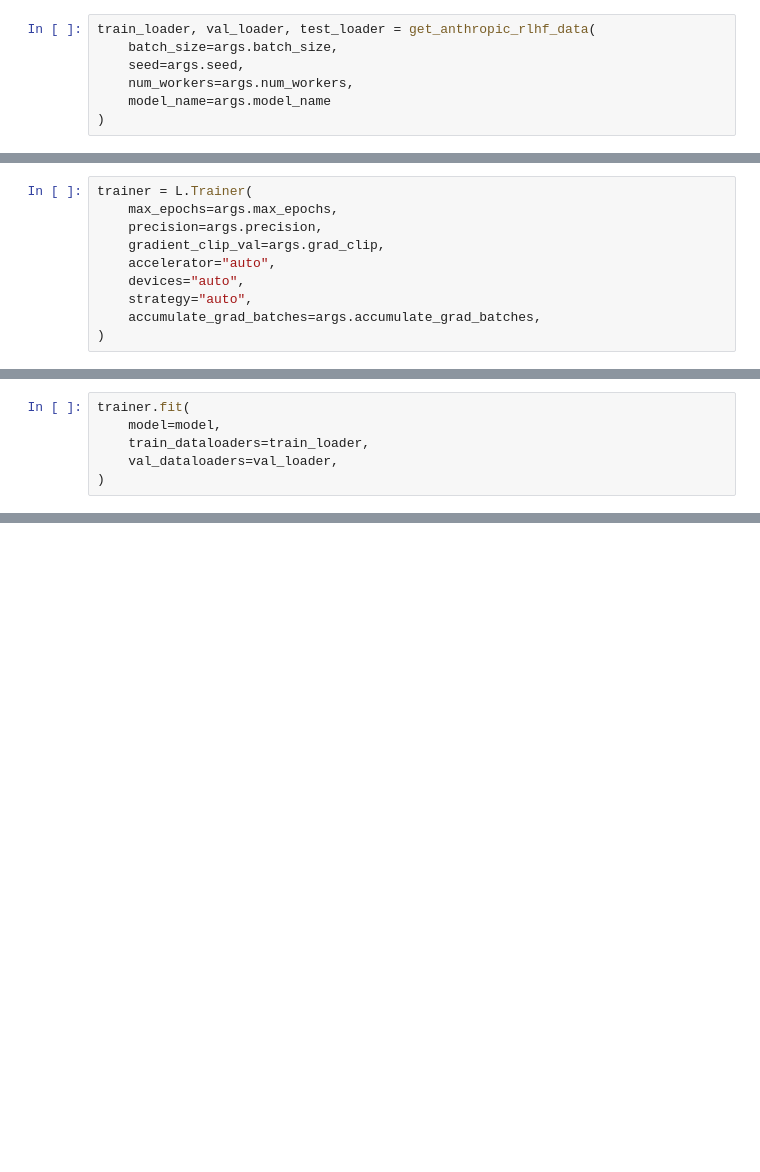
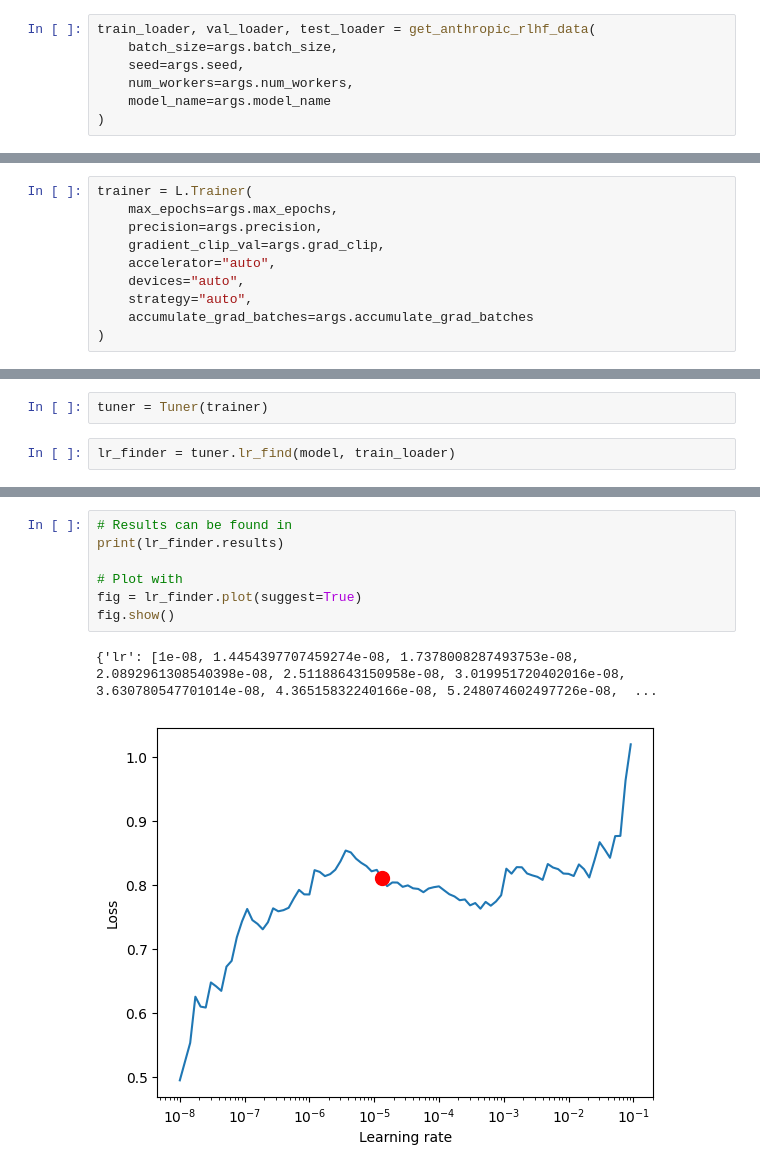
Before and after one commit to AndrewBoney/llama_more_better, a Jupyter notebook: nbs/lr_find.ipynb, the cells around one changed output, grey strips where cells are left out. Drawn from its saved outputs; the diff is of its cells as text; blank space fills up the shorter version.

```diff
--- a/nbs/lr_find.ipynb
+++ b/nbs/lr_find.ipynb
@@ -71,6 +70,6 @@ trainer = L.Trainer(
     accelerator="auto",
     devices="auto",
     strategy="auto",
-    accumulate_grad_batches=args.accumulate_grad_batches,
+    accumulate_grad_batches=args.accumulate_grad_batches
 )
 # %% [output]
@@ -84,6 +79,0 @@ tuner = L.pytorch.tuner.Tuner(trainer)
-# %%
-trainer.fit(
-    model=model,
-    train_dataloaders=train_loader,
-    val_dataloaders=val_loader,
-)
@@ -91,0 +86,4 @@ tuner.lr_find(model, train_loader, val_loader)
+# %%
+tuner = Tuner(trainer)
+# %%
+lr_finder = tuner.lr_find(model, train_loader)
@@ -91,0 +99,10 @@ tuner.lr_find(model, train_loader, val_loader)
+# %%
+# Results can be found in
+print(lr_finder.results)
+
+# Plot with
+fig = lr_finder.plot(suggest=True)
+fig.show()
+# %% [output]
+{'lr': [1e-08, 1.4454397707459274e-08, 1.7378008287493753e-08, 2.0892961308540398e-08, 2.51188643150958e-08, 3.019951720402016e-08, 3.630780547701014e-08, 4.36515832240166e-08, 5.248074602497726e-08,  ...
+[figure, added]
```
Also changed, not shown: parts of 8 cells of this notebook, 3 other files.
